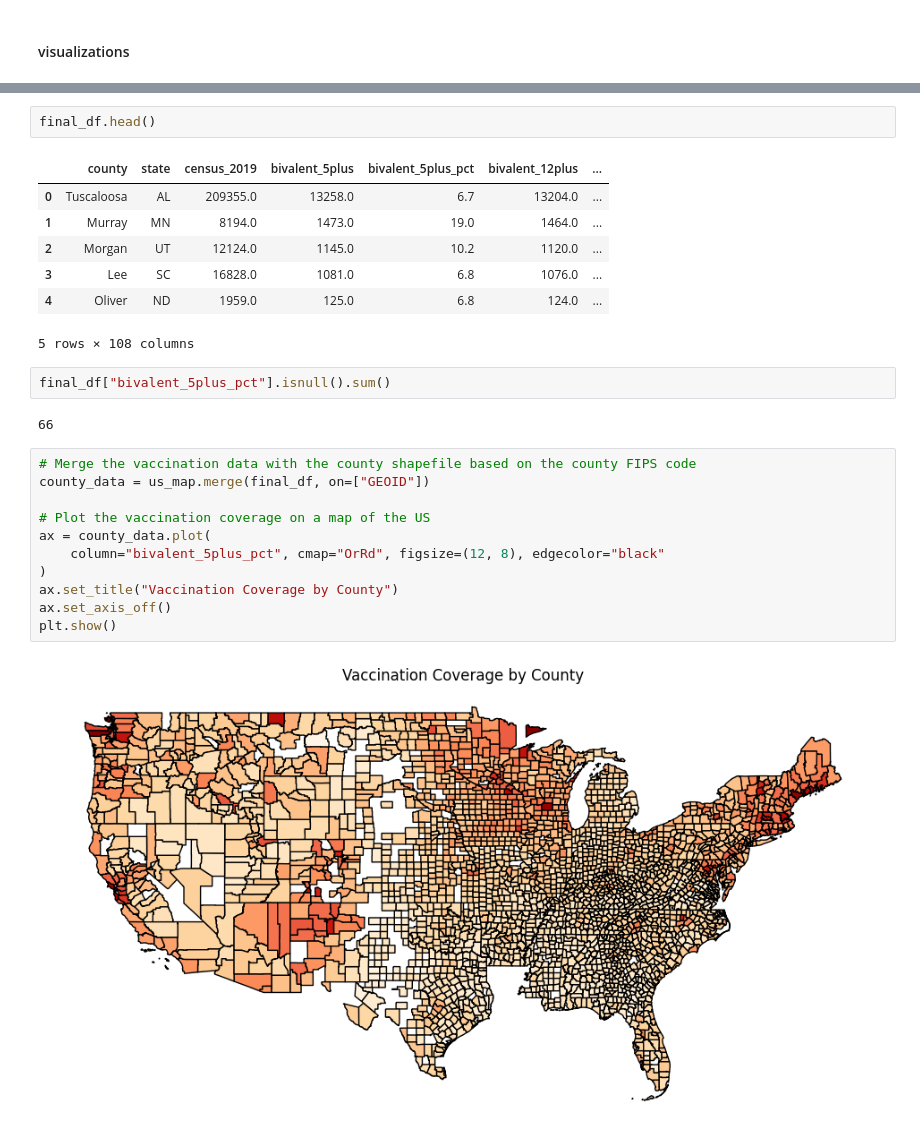
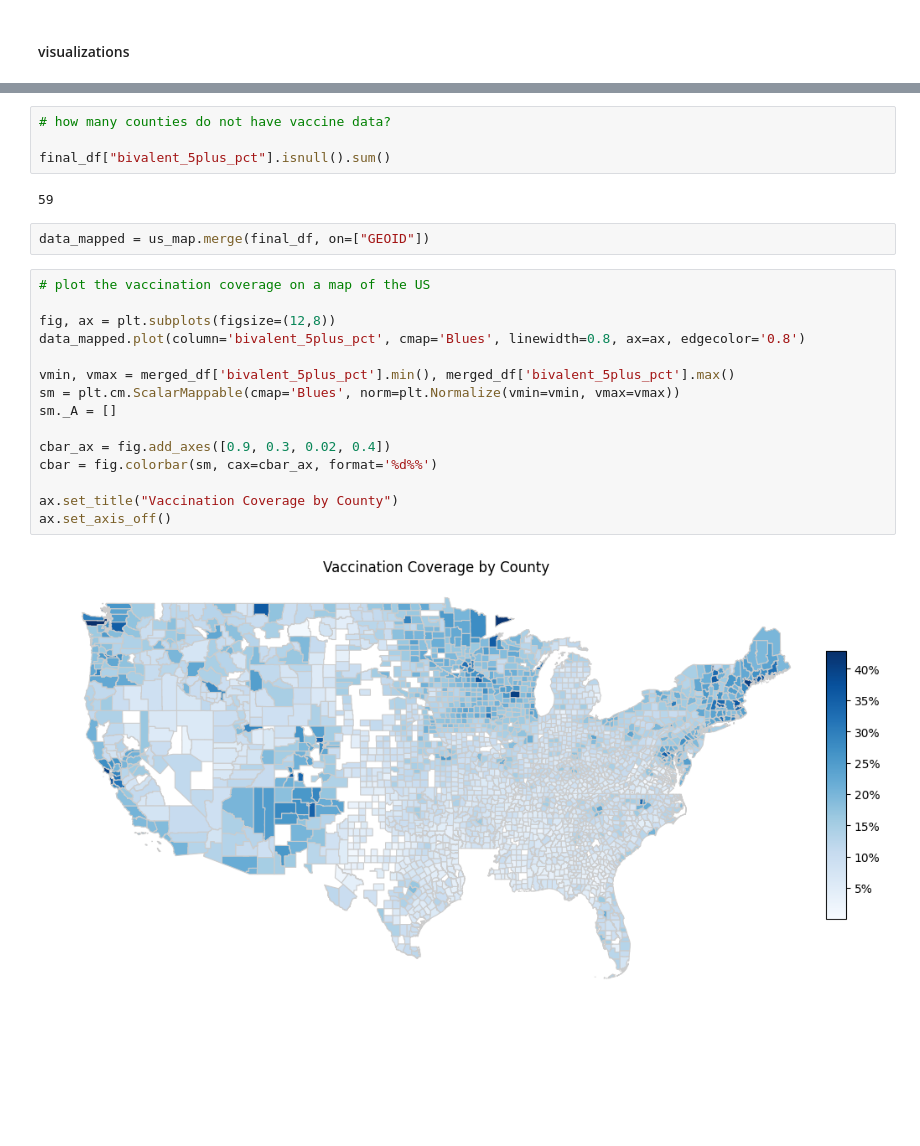
Before and after one commit to youribenadjaoud/mph-thesis, a Jupyter notebook: src/notebooks/county_level.ipynb, the cells around one changed output, grey strips where cells are left out. Drawn from its saved outputs; the diff is of its cells as text; blank space fills up the shorter version.

```diff
--- a/src/notebooks/county_level.ipynb
+++ b/src/notebooks/county_level.ipynb
@@ -690,28 +828,26 @@ ax.set(title="Relationship between number of clinics and bivalent uptake")
-# %%
-final_df.head()
-# %% [output]
-|  | county | state | census_2019 | bivalent_5plus | bivalent_5plus_pct | bivalent_12plus | ... |
-| 0 | Tuscaloosa | AL | 209355.0 | 13258.0 | 6.7 | 13204.0 | ... |
-| 1 | Murray | MN | 8194.0 | 1473.0 | 19.0 | 1464.0 | ... |
-| 2 | Morgan | UT | 12124.0 | 1145.0 | 10.2 | 1120.0 | ... |
-| 3 | Lee | SC | 16828.0 | 1081.0 | 6.8 | 1076.0 | ... |
-| 4 | Oliver | ND | 1959.0 | 125.0 | 6.8 | 124.0 | ... |
-5 rows × 108 columns
-# %%
-final_df["bivalent_5plus_pct"].isnull().sum()
-# %% [output]
-66
-# %%
-# Merge the vaccination data with the county shapefile based on the county FIPS code
-county_data = us_map.merge(final_df, on=["GEOID"])
-
-# Plot the vaccination coverage on a map of the US
-ax = county_data.plot(
-    column="bivalent_5plus_pct", cmap="OrRd", figsize=(12, 8), edgecolor="black"
-)
-ax.set_title("Vaccination Coverage by County")
-ax.set_axis_off()
-plt.show()
-# %% [output]
-[figure, removed]
+# %%
+# how many counties do not have vaccine data?
+
+final_df["bivalent_5plus_pct"].isnull().sum()
+# %% [output]
+59
+# %%
+data_mapped = us_map.merge(final_df, on=["GEOID"])
+# %%
+# plot the vaccination coverage on a map of the US
+
+fig, ax = plt.subplots(figsize=(12,8))
+data_mapped.plot(column='bivalent_5plus_pct', cmap='Blues', linewidth=0.8, ax=ax, edgecolor='0.8')
+
+vmin, vmax = merged_df['bivalent_5plus_pct'].min(), merged_df['bivalent_5plus_pct'].max()
+sm = plt.cm.ScalarMappable(cmap='Blues', norm=plt.Normalize(vmin=vmin, vmax=vmax))
+sm._A = []
+
+cbar_ax = fig.add_axes([0.9, 0.3, 0.02, 0.4])
+cbar = fig.colorbar(sm, cax=cbar_ax, format='%d%%')
+
+ax.set_title("Vaccination Coverage by County")
+ax.set_axis_off()
+# %% [output]
+[figure, added]
 # %%
```
Also changed, not shown: parts of 51 cells of this notebook.
